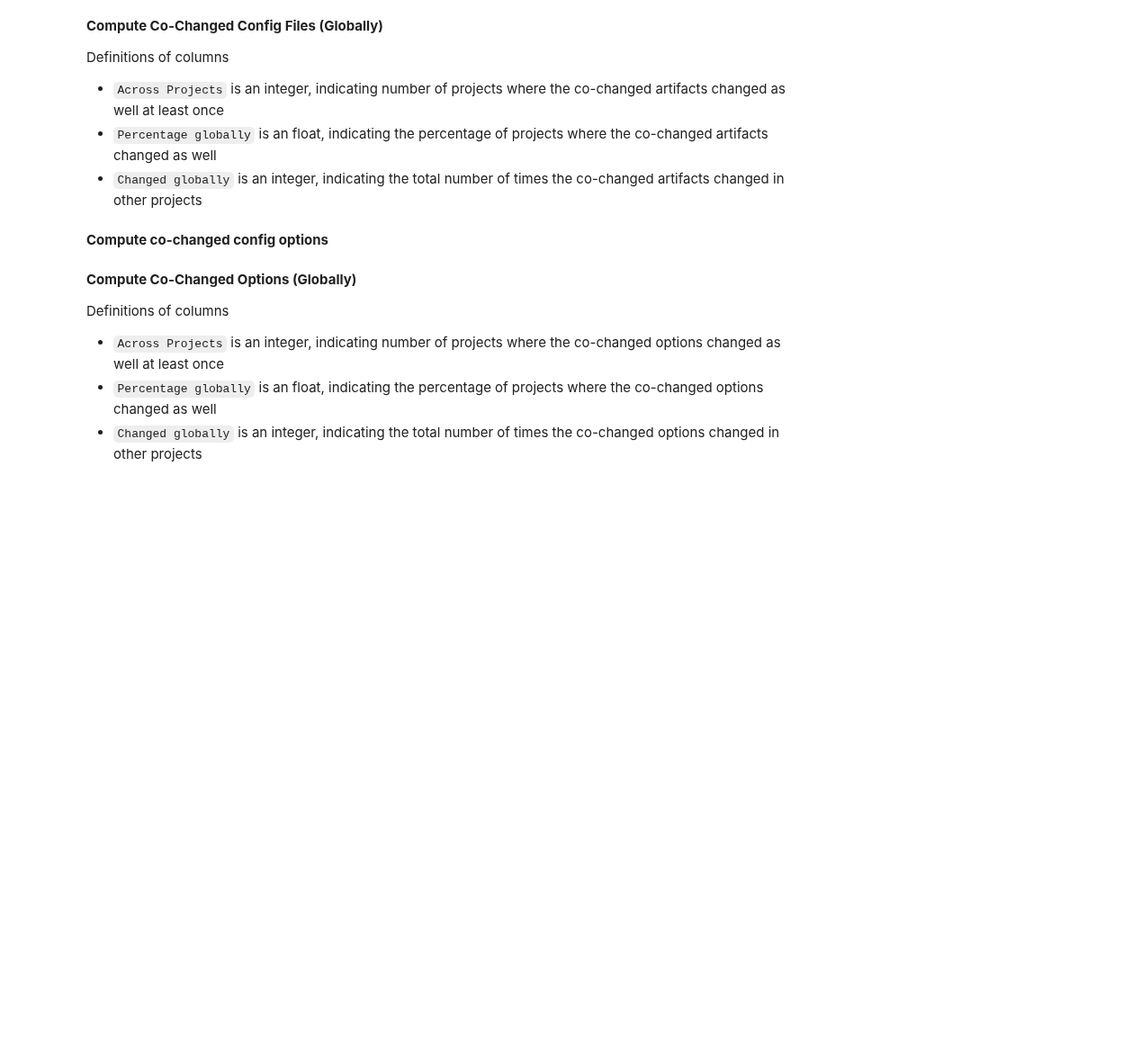
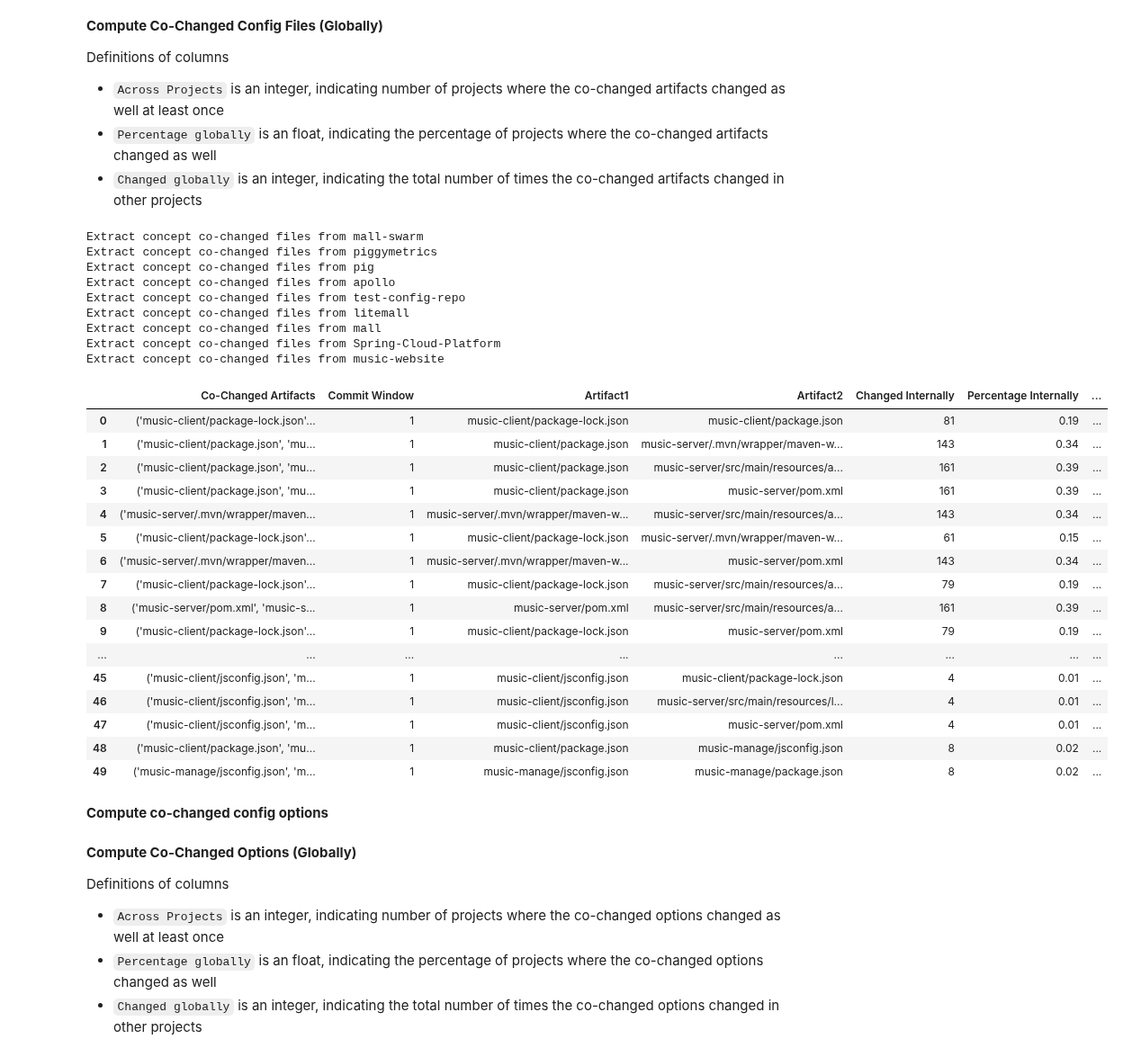
Before and after one commit to simisimon/config-space, a Jupyter notebook: src/changes.ipynb, the cells around one changed output. Shown at 90% size. Cells and saved outputs as stored; diff of their text form; code cells hidden in the pictures; blank space fills up the shorter version.

```diff
--- a/src/changes.ipynb
+++ b/src/changes.ipynb
@@ -194,6 +293,7 @@ Definitions of columns
 - `Changed globally` is an integer, indicating the total number of times the co-changed artifacts changed in other projects
 # %%
 import os
+
 
 def get_cochanged_artifacts(target_df, other_dfs):
     """
@@ -205,49 +305,79 @@ def get_cochanged_artifacts(target_df, other_dfs):
     """
     # Initialize columns
     target_df['Across Projects'] = 0
     target_df['Changed globally'] = 0
 
     for index, row in target_df.iterrows():
         artifacts = row['Co-Changed Artifacts']
+        commit_window = row['Commit Window']
 
         for other_df in other_dfs:
-            # Find all rows in other_df where the option matches
-            matching_rows = other_df[other_df['Co-Changed Artifacts'] == artifacts]
+            # Find all rows in other_df where the option and commit window match
+            matching_rows = other_df[(other_df['Co-Changed Artifacts'] == artifacts) & (other_df['Commit Window'] == commit_window)]
             match_count = len(matching_rows)
 
             if match_count > 0:
                 # Increment "Across Projects" by 1 (project-level count)
                 target_df.loc[index, 'Across Projects'] += 1
 
                 # Increment "Changed globally" by the number of times the artifacts changed
                 target_df.loc[index, 'Changed globally'] += match_count
 
     target_df['Percentage globally'] = round(target_df['Across Projects'] / len(other_dfs), 2)
 
     return target_df
 
 
 data_dir = "../data/file_cochanges"
 
-# Load all CSV files from the directory into a dictionary of DataFrames
-repository_files = [file for file in os.listdir(data_dir) if file.endswith('.csv')]
-repository_dataframes = {file: pd.read_csv(os.path.join(data_dir, file)) for file in repository_files}
+for file_name in glob.glob(data_dir + "/*.csv"):
+    target_repo = file_name.split("/")[-1].split("_")[0]
+    print("Extract concept co-changed files from", target_repo)
 
-target_repo = "test-config-repo"
-target_file_name = f'{target_repo}_file_cochanges.csv'
-target_df = repository_dataframes[target_file_name]
+    repository_files = [file for file in os.listdir(data_dir) if file.endswith('.csv')]
+    repository_dataframes = {file: pd.read_csv(os.path.join(data_dir, file)) for file in repository_files}
 
-# Use all other files as comparison
-other_dfs = [df for name, df in repository_dataframes.items() if name != target_file_name]
+    target_file_name = f'{target_repo}_file_cochanges.csv'
+    target_df = repository_dataframes[target_file_name]
 
-# Perform the analysis
-updated_target_df = get_cochanged_artifacts(target_df.copy(), other_dfs)
+    # Use all other files as comparison
+    other_dfs = [df for name, df in repository_dataframes.items() if name != target_file_name]
+
+    # Perform the analysis
+    updated_target_df = get_cochanged_artifacts(target_df.copy(), other_dfs)
+
+    updated_target_df.head(50)
+
+    updated_target_df.to_csv(f"../data/file_cochanges/{target_repo}_file_cochanges.csv")
 
 updated_target_df.head(50)
-
-updated_target_df.to_csv(f"../data/file_cochanges/{target_repo}_file_cochanges.csv")
-
-updated_target_df
+# %% [output]
+Extract concept co-changed files from mall-swarm
+Extract concept co-changed files from piggymetrics
+Extract concept co-changed files from pig
+Extract concept co-changed files from apollo
+Extract concept co-changed files from test-config-repo
+Extract concept co-changed files from litemall
+Extract concept co-changed files from mall
+Extract concept co-changed files from Spring-Cloud-Platform
+Extract concept co-changed files from music-website
+|  | Co-Changed Artifacts | Commit Window | Artifact1 | Artifact2 | Changed Internally | Percentage Internally | ... |
+| 0 | ('music-client/package-lock.json'... | 1 | music-client/package-lock.json | music-client/package.json | 81 | 0.19 | ... |
+| 1 | ('music-client/package.json', 'mu... | 1 | music-client/package.json | music-server/.mvn/wrapper/maven-w... | 143 | 0.34 | ... |
+| 2 | ('music-client/package.json', 'mu... | 1 | music-client/package.json | music-server/src/main/resources/a... | 161 | 0.39 | ... |
+| 3 | ('music-client/package.json', 'mu... | 1 | music-client/package.json | music-server/pom.xml | 161 | 0.39 | ... |
+| 4 | ('music-server/.mvn/wrapper/maven... | 1 | music-server/.mvn/wrapper/maven-w... | music-server/src/main/resources/a... | 143 | 0.34 | ... |
+| 5 | ('music-client/package-lock.json'... | 1 | music-client/package-lock.json | music-server/.mvn/wrapper/maven-w... | 61 | 0.15 | ... |
+| 6 | ('music-server/.mvn/wrapper/maven... | 1 | music-server/.mvn/wrapper/maven-w... | music-server/pom.xml | 143 | 0.34 | ... |
+| 7 | ('music-client/package-lock.json'... | 1 | music-client/package-lock.json | music-server/src/main/resources/a... | 79 | 0.19 | ... |
+| 8 | ('music-server/pom.xml', 'music-s... | 1 | music-server/pom.xml | music-server/src/main/resources/a... | 161 | 0.39 | ... |
+| 9 | ('music-client/package-lock.json'... | 1 | music-client/package-lock.json | music-server/pom.xml | 79 | 0.19 | ... |
+| ... | ... | ... | ... | ... | ... | ... | ... |
+| 45 | ('music-client/jsconfig.json', 'm... | 1 | music-client/jsconfig.json | music-client/package-lock.json | 4 | 0.01 | ... |
+| 46 | ('music-client/jsconfig.json', 'm... | 1 | music-client/jsconfig.json | music-server/src/main/resources/l... | 4 | 0.01 | ... |
+| 47 | ('music-client/jsconfig.json', 'm... | 1 | music-client/jsconfig.json | music-server/pom.xml | 4 | 0.01 | ... |
+| 48 | ('music-client/package.json', 'mu... | 1 | music-client/package.json | music-manage/jsconfig.json | 8 | 0.02 | ... |
+| 49 | ('music-manage/jsconfig.json', 'm... | 1 | music-manage/jsconfig.json | music-manage/package.json | 8 | 0.02 | ... |
 # %% [markdown]
 **Compute co-changed config options**
 # %%
```
Also changed, not shown: parts of 4 cells of this notebook, 1 other file.
